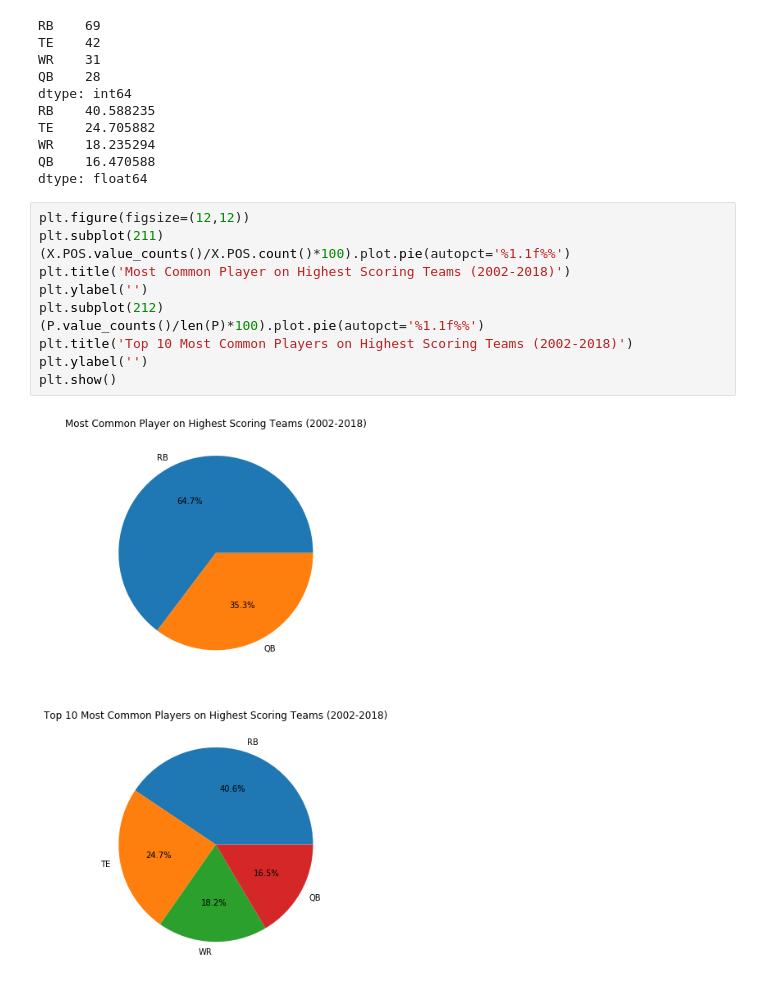
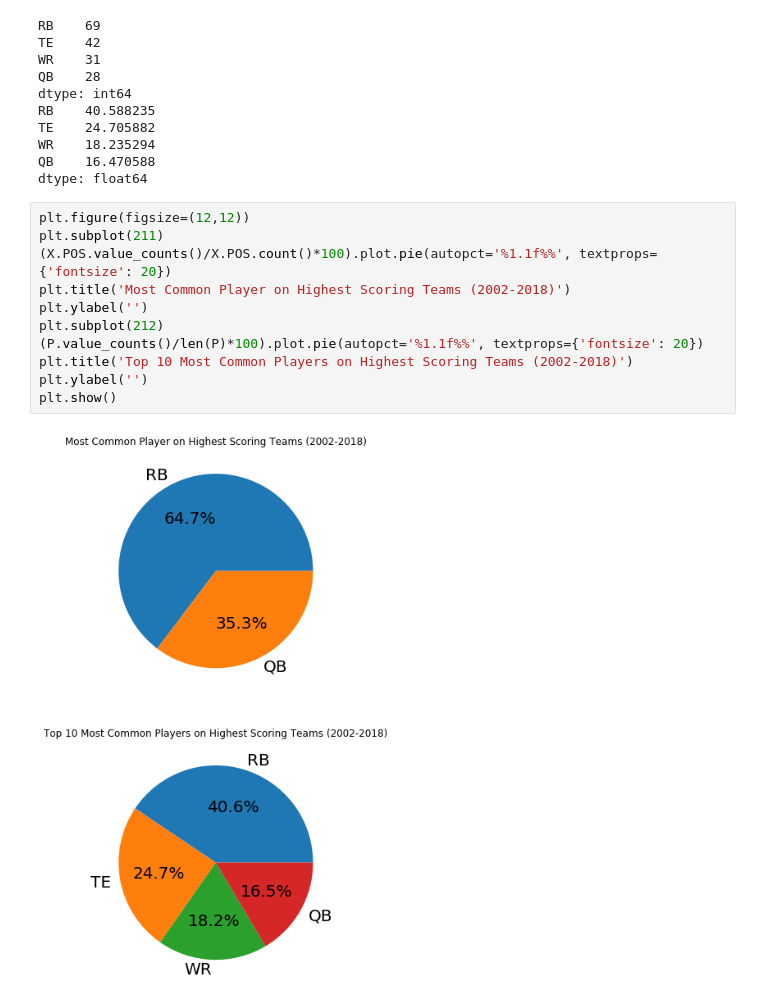
Before and after one commit to jlwalsh13/Capstone_1, a Jupyter notebook: ff_draft_sim.ipynb, the cells around one changed output. Drawn from its saved outputs; the diff is of its cells as text.

```diff
--- a/ff_draft_sim.ipynb
+++ b/ff_draft_sim.ipynb
@@ -560,16 +560,16 @@ dtype: float64
 # %%
 plt.figure(figsize=(12,12))
 plt.subplot(211)
-(X.POS.value_counts()/X.POS.count()*100).plot.pie(autopct='%1.1f%%')
+(X.POS.value_counts()/X.POS.count()*100).plot.pie(autopct='%1.1f%%', textprops={'fontsize': 20})
 plt.title('Most Common Player on Highest Scoring Teams (2002-2018)')
 plt.ylabel('')
 plt.subplot(212)
-(P.value_counts()/len(P)*100).plot.pie(autopct='%1.1f%%')
+(P.value_counts()/len(P)*100).plot.pie(autopct='%1.1f%%', textprops={'fontsize': 20})
 plt.title('Top 10 Most Common Players on Highest Scoring Teams (2002-2018)')
 plt.ylabel('')
 plt.show()
 # %% [output]
-[figure, old version]
+[figure, new version]
 # %%
 list_x = []
 for i in range(len(player_counts)):
```
Also changed, not shown: parts of 1 cell of this notebook, 2 other files.
